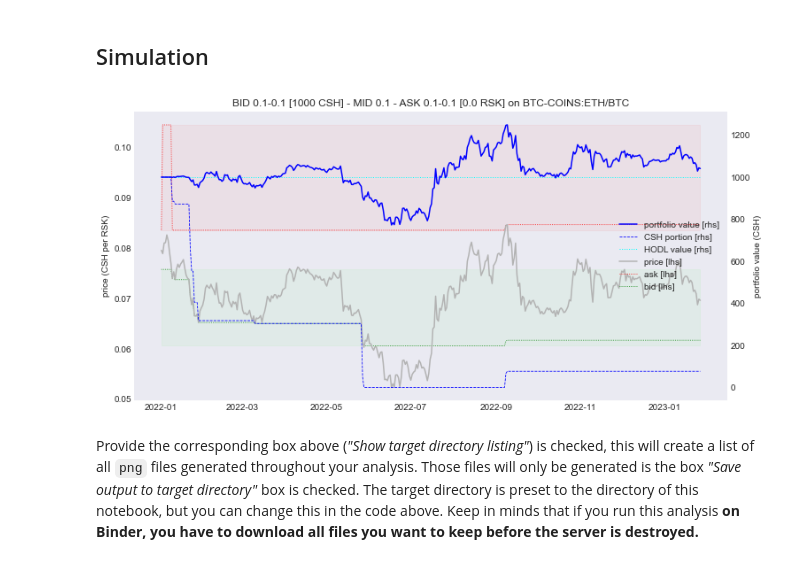
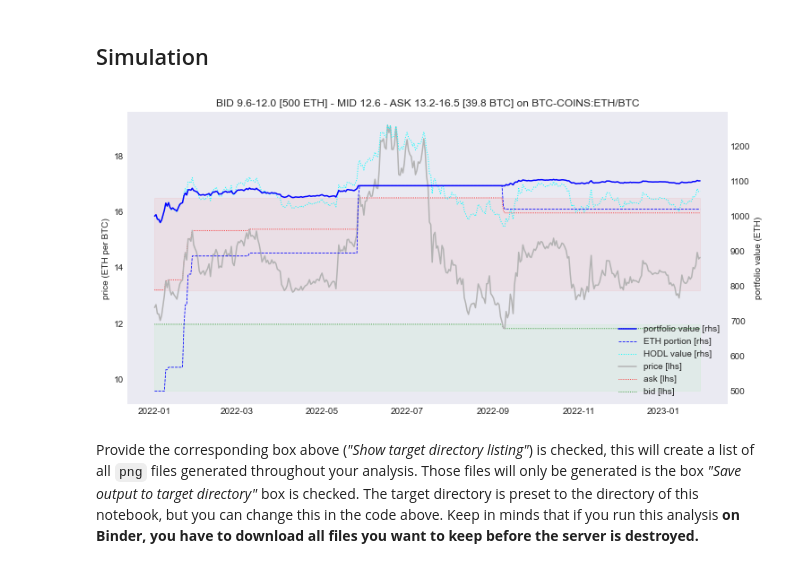
Before and after one commit to bancorprotocol/carbon-simulator-binder, a Jupyter notebook: Frozen/Demo7-4/Demo7-4.ipynb, the cells around one changed output. Cells and saved outputs as stored; diff of their text form; code cells hidden in the pictures.

Commit message:
Demo 7-4: invert (requires 2.2.5)
...

```diff
--- a/Frozen/Demo7-4/Demo7-4.ipynb
+++ b/Frozen/Demo7-4/Demo7-4.ipynb
@@ -87,3 +87,9 @@ except:
     datacols_w()
 # %% [output]
 Dropdown(options=(('ETH/BTC', 'ETH/BTC'), ('ADA/BTC', 'ADA/BTC'), ('ATOM/BTC', 'ATOM/BTC'), ('AVAX/BTC', 'AVAX…
+# %%
+try:
+    invert_w()
+except:
+    invert_w = CheckboxManager(["invert"])
+    invert_w()
@@ -151,18 +159,18 @@ if output_w.values[3]:
 # %%
 DATAID, DATAFN = datafn_w.value, j(DATAPATH, f"{datafn_w.value}.pickle")
 OUTPATH = outpath_w.value if output_w.values[0] else None
 STARTPC, LENPC, SV, COLNM = segment_w.values[0], segment_w.values[1], strat1_w.values, datacols_w.value
-path = pdread(DATAFN, COLNM, from_pc=STARTPC, period_pc=LENPC, min_dt=PATH_MIN_DATE)
+path, pair = pdread(DATAFN, COLNM, from_pc=STARTPC, period_pc=LENPC, min_dt=PATH_MIN_DATE, invert=invert_w.values[0], tkns=True)
 strats["slider"] = strategy.from_mgw(m=100*SV[0], g=SV[1], w=SV[2], u=SV[3], amt_rsk=TVL/path[0]*(1-SV[4]), amt_csh=TVL*SV[4])
 for ix, stratid in enumerate(strats_w.checked):
     strat = strats[stratid]
     simresults = run_sim(strat, path)
-    plot_sim(simresults, f"{DATAID}:{COLNM}", Params(**params_w.values_dct))
+    plot_sim(simresults, f"{DATAID}:{COLNM}", Params(**params_w.values_dct), pair=pair)
     if isinstance(OUTPATH, str):
         plt.savefig(j(OUTPATH, fname(DATAID, COLNM)))
     plt.show()
 # %% [output]
-[figure, old version]
+[figure, new version]
 # %% [markdown]
 Provide the corresponding box above (_"Show target directory listing"_) is checked, this will create a list of all `png` files generated throughout your analysis. Those files will only be generated is the box _"Save output to target directory"_ box is checked. The target directory is preset to the directory of this notebook, but you can change this in the code above. Keep in minds that if you run this analysis **on Binder, you have to download all files you want to keep before the server is destroyed.**
 # %%
```
Also changed, not shown: parts of 5 cells of this notebook, 1 other file.
